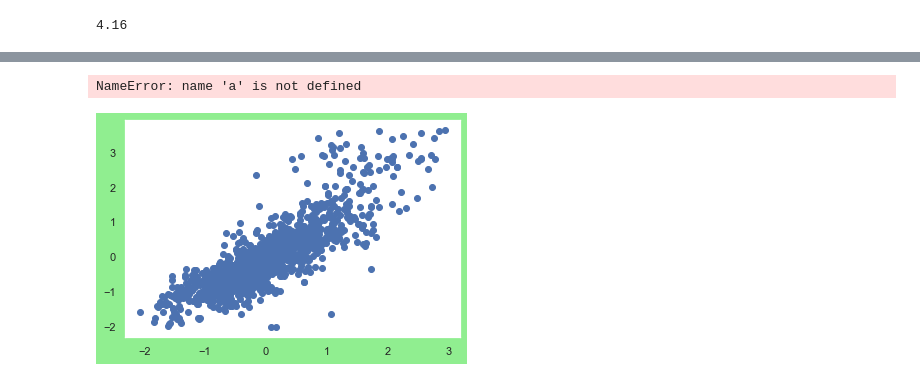
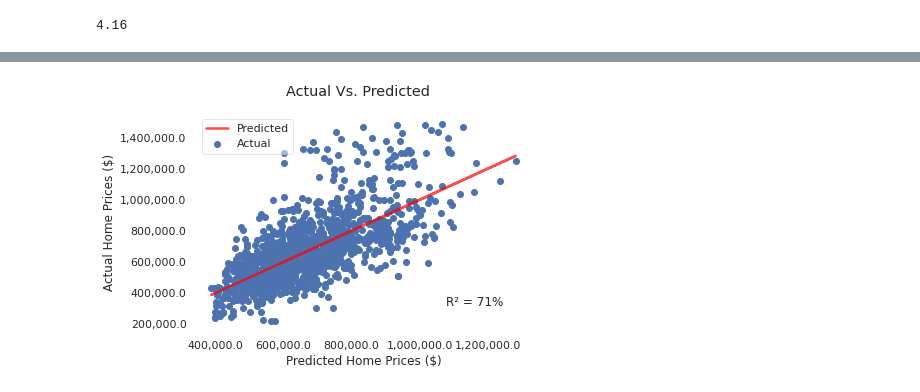
Before and after one commit to axoaxonic/green-housing-dev-analysis-project, a Jupyter notebook: development-notebooks/1book.ipynb, the cells around one changed output, grey strips where cells are left out. Saved outputs shown, nothing was run; the diff lists cells and outputs as text; code cells hidden in the pictures.

```diff
--- a/development-notebooks/1book.ipynb
+++ b/development-notebooks/1book.ipynb
@@ -299,7 +300,7 @@ zip_lot_size
 
 fig, ax = plt.subplots(figsize=(16,7))
 
-sns.set(rc={'axes.facecolor':'white', 'figure.facecolor':'lightgreen'})
+sns.set(rc={'axes.facecolor':'white', 'figure.facecolor':'white'})
 sns.barplot(data=zip_lot_size, x='sqft_lot', y='price');
 
 # plt.bar(data=zip_lot_size, x='sqft_living', height='price')
@@ -308,6 +309,7 @@ plt.xlabel('Area of Lot (ft²)')
 plt.ylabel('House Price ($)')
 plt.xticks(rotation=45)
 # plt.yticks(labels=((zip_lot_size['price'])/100))
-plt.gcf().axes[0].yaxis.get_major_formatter().set_scientific(False)
+ax.yaxis.set_major_formatter(StrMethodFormatter('{x:,}'))
+# plt.gcf().axes[0].yaxis.get_major_formatter().set_scientific(False)
 plt.show()
 # %% [output]
@@ -388,24 +375,27 @@ strong multicollinearity problems or that the design matrix is singular.
 # %%
 model_preds = model.predict(X_c)
 resids = y - model_preds
 
 fig, ax = plt.subplots()
 
-# add R2
+# add 'R²'
 
 ax.scatter(model_preds, y)
+b, a = np.polyfit(model_preds, y, deg=1)
 ax.plot(model_preds, a + b * model_preds, color="red", lw=2.5, alpha=0.7) # Plot regression line
-b, a = np.polyfit(model_preds, y, deg=1)
-R2 = ax.scatter([0.711],[0.711], color='black', marker='D', s=65 )
-ax.legend(('Predicted', 'Actual', 'R²'), loc="upper left")
+# R2 = ax.scatter([0.711],[0.711], color='black', marker='D', s=65, alpha=0.0 )
+ax.legend(('Predicted', 'Actual' ), loc="upper left", framealpha=0.5)
 # ax.add_artist(legend)
-ax.set_xlabel('Predicted Home Prices')
-ax.set_ylabel('Actual Home Prices')
+ax.annotate('R² = 71%', xy=(250, 25), xycoords='axes pixels')
+ax.set_xlabel('Predicted Home Prices ($)')
+ax.set_ylabel('Actual Home Prices ($)')
 plt.suptitle('Actual Vs. Predicted')
+ax.yaxis.set_major_formatter(StrMethodFormatter('{x:,}'))
+ax.xaxis.set_major_formatter(StrMethodFormatter('{x:,}'))
+# plt.gcf().axes[0].xaxis.get_major_formatter().set_scientific(False)
 plt.show();
 # %% [output]
-NameError: name 'a' is not defined
-[figure, old version]
+[figure, new version]
 # %%
 fig, ax = plt.subplots(ncols=1, figsize=(8, 6))
 
```
Also changed, not shown: parts of 19 cells of this notebook, 3 other files.
